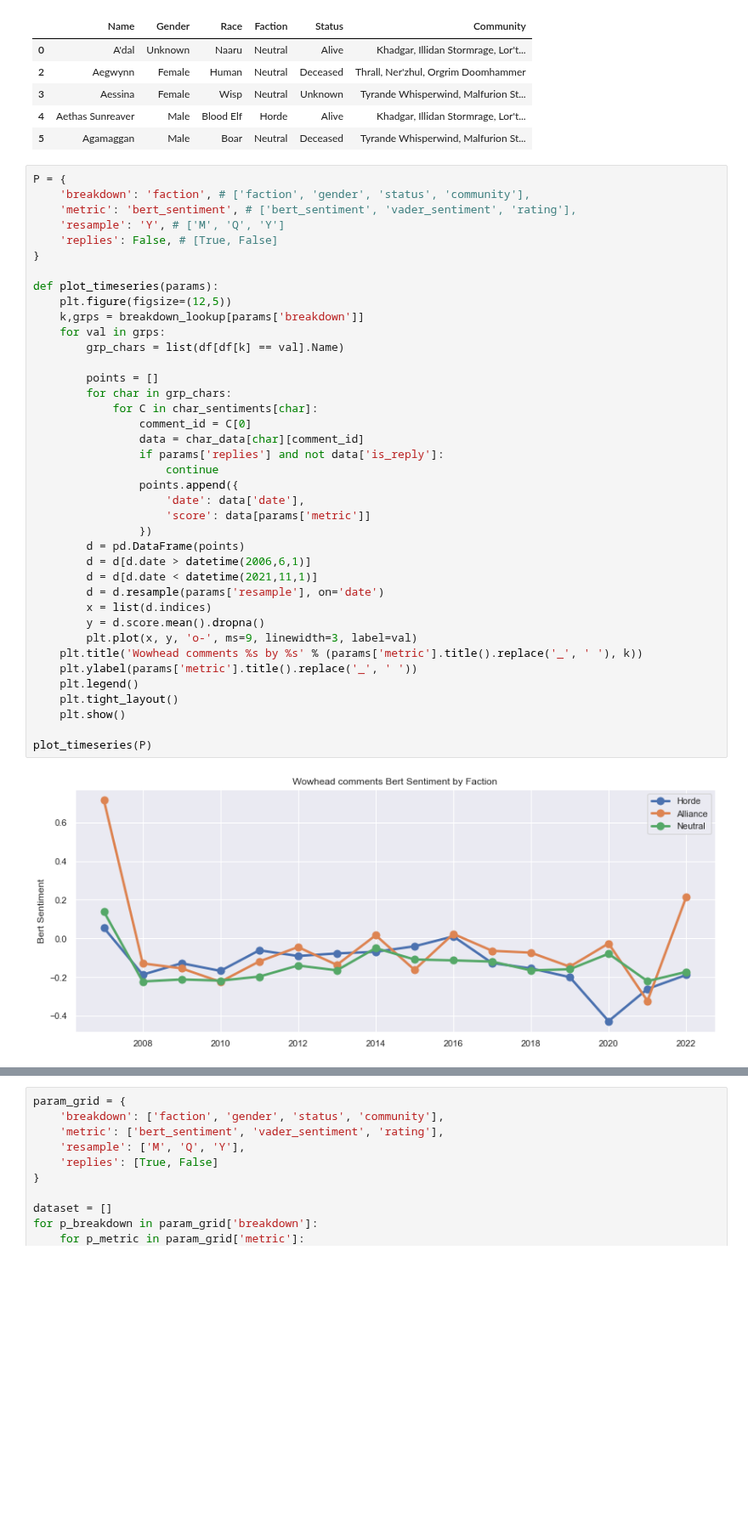
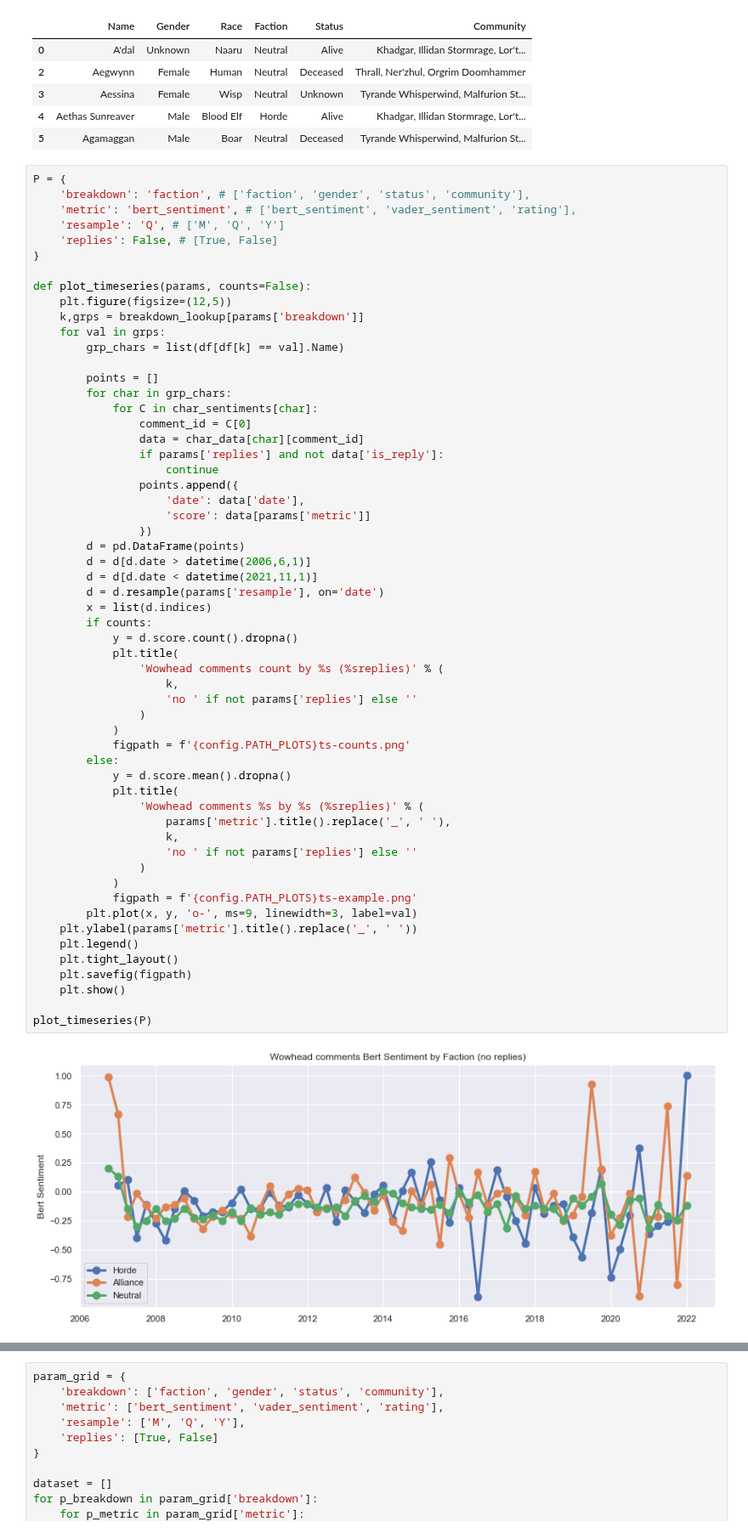
Before and after one commit to simonamtoft/warcraft-major-character-analysis, a Jupyter notebook: Sentiment Analysis.ipynb, the cells around one changed output, grey strips where cells are left out. Shown at 85% size. Cells and saved outputs as stored; diff of their text form; blank space fills up the shorter version.

```diff
--- a/Sentiment Analysis.ipynb
+++ b/Sentiment Analysis.ipynb
@@ -171,40 +171,58 @@ df.head()
 P = {
     'breakdown': 'faction', # ['faction', 'gender', 'status', 'community'],
     'metric': 'bert_sentiment', # ['bert_sentiment', 'vader_sentiment', 'rating'],
-    'resample': 'Y', # ['M', 'Q', 'Y']
+    'resample': 'Q', # ['M', 'Q', 'Y']
     'replies': False, # [True, False]
 }
 
-def plot_timeseries(params):
+def plot_timeseries(params, counts=False):
     plt.figure(figsize=(12,5))
     k,grps = breakdown_lookup[params['breakdown']]
     for val in grps:
         grp_chars = list(df[df[k] == val].Name)
 
         points = []
         for char in grp_chars:
             for C in char_sentiments[char]:
                 comment_id = C[0]
                 data = char_data[char][comment_id]
                 if params['replies'] and not data['is_reply']:
                     continue
                 points.append({
                     'date': data['date'],
                     'score': data[params['metric']]
                 })
         d = pd.DataFrame(points)
         d = d[d.date > datetime(2006,6,1)]
         d = d[d.date < datetime(2021,11,1)]
         d = d.resample(params['resample'], on='date')
         x = list(d.indices)
-        y = d.score.mean().dropna()
+        if counts:
+            y = d.score.count().dropna()
+            plt.title(
+                'Wowhead comments count by %s (%sreplies)' % (
+                    k,
+                    'no ' if not params['replies'] else ''
+                )
+            )
+            figpath = f'{config.PATH_PLOTS}ts-counts.png'
+        else:
+            y = d.score.mean().dropna()
+            plt.title(
+                'Wowhead comments %s by %s (%sreplies)' % (
+                    params['metric'].title().replace('_', ' '),
+                    k,
+                    'no ' if not params['replies'] else ''
+                )
+            )
+            figpath = f'{config.PATH_PLOTS}ts-example.png'
         plt.plot(x, y, 'o-', ms=9, linewidth=3, label=val)
-    plt.title('Wowhead comments %s by %s' % (params['metric'].title().replace('_', ' '), k))
     plt.ylabel(params['metric'].title().replace('_', ' '))
     plt.legend()
     plt.tight_layout()
+    plt.savefig(figpath)
     plt.show()
 
 plot_timeseries(P)
 # %% [output]
-[figure, old version]
+[figure, new version]
```
Also changed, not shown: parts of 1 cell of this notebook, 3 other files.
